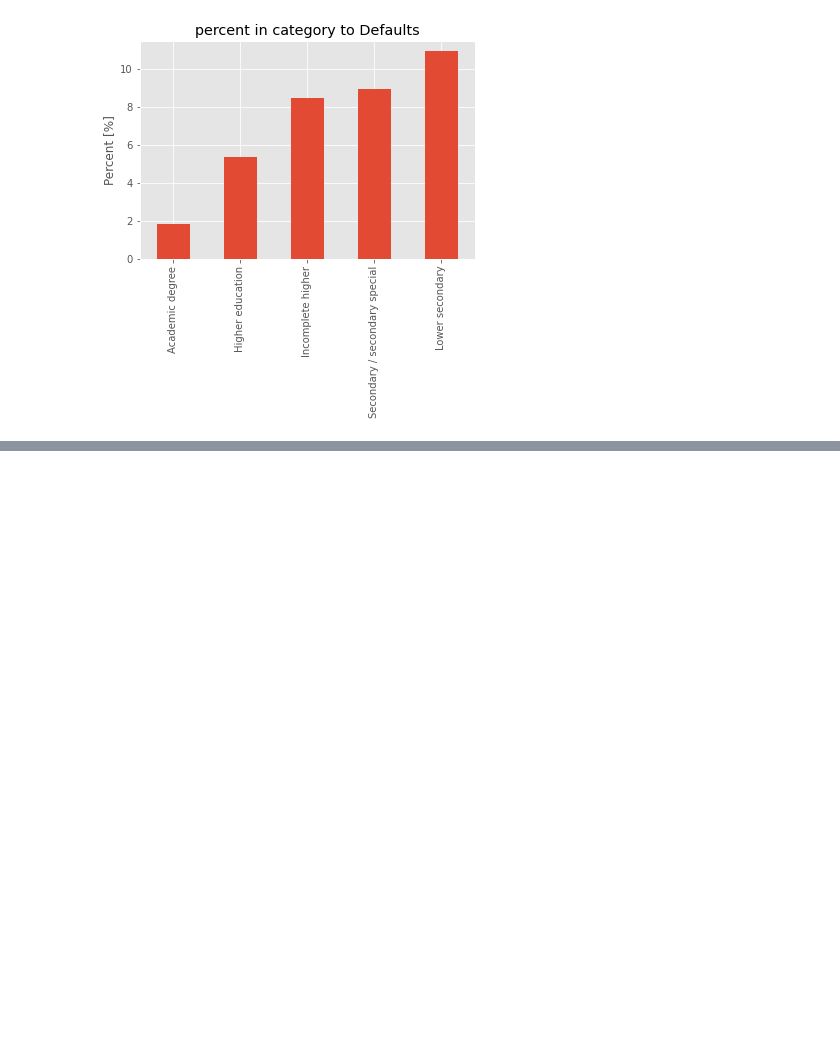
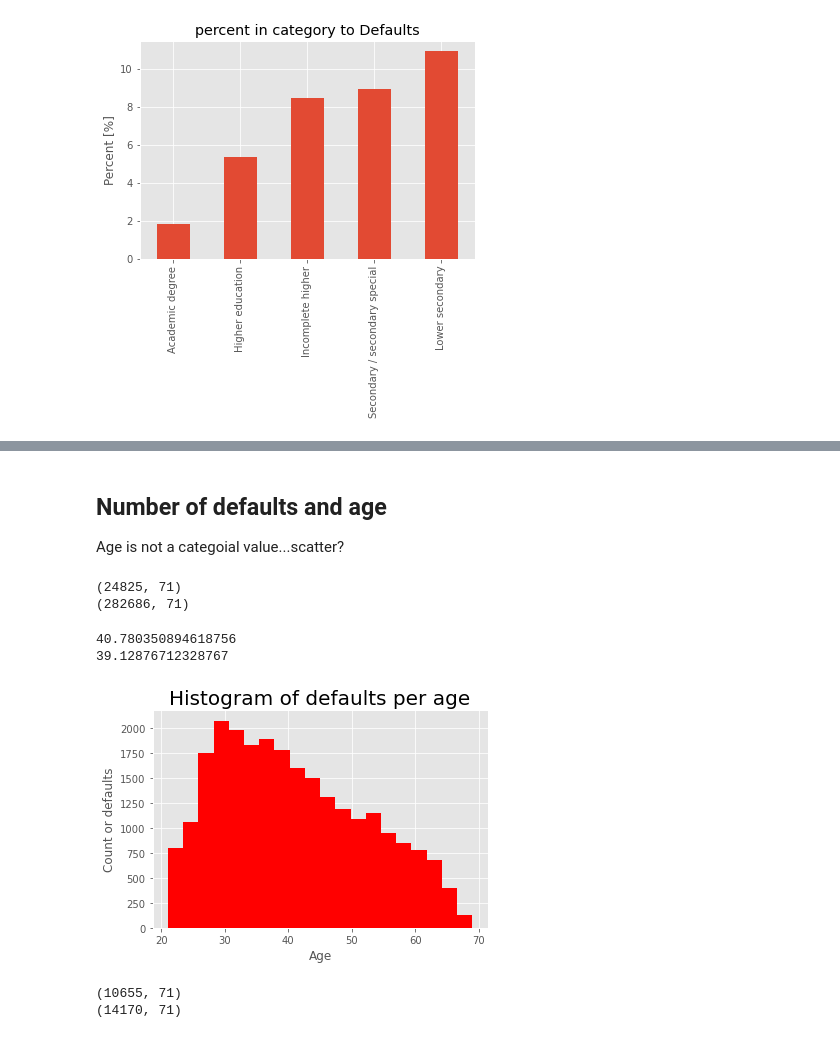
Before and after one commit to LenaChretien/Credit-Card-Fraud, a Jupyter notebook: Credit_card_fraud.ipynb, the cells around one changed output, grey strips where cells are left out. Drawn from its saved outputs; the diff is of its cells as text; code cells hidden in the pictures; blank space fills up the shorter version.

```diff
--- a/Credit_card_fraud.ipynb
+++ b/Credit_card_fraud.ipynb
@@ -624,0 +717,44 @@ Text(0, 0.5, 'Percent [%]')
+# %% [markdown]
+## Number of defaults and age
+Age is not a categoial value...scatter?
+# %%
+target1 = app_filter[app_filter['TARGET'] == 1]
+print(target1.shape)
+target0 = app_filter[app_filter['TARGET'] == 0]
+print(target0.shape)
+# %% [output]
+(24825, 71)
+(282686, 71)
+# %%
+fig, ax = plt.subplots()
+
+plt.hist(target1['age'], bins = 20, label = 'Defaulted', color = 'red')
+
+#plt.axvline(target1['age'].mean(), color='k',\
+#            linestyle='dashed', linewidth=1, \
+#            label = 'Mean: {:.2f}'.format(age_mean))
+
+#plt.axvline(target1['age'].median(), color='b',\
+#            linestyle='dashed', linewidth=1, \
+#            label = 'Median: {:.2f}'.format(age_median))
+
+#leg = ax.legend();
+plt.xlabel('Age')
+plt.ylabel('Count or defaults')
+plt.title('Histogram of defaults per age', fontsize = 20)
+
+print(target1['age'].mean())
+print(target1['age'].median())
+# %% [output]
+40.780350894618756
+39.12876712328767
+[figure, added]
+# %%
+target1_men = men[men['TARGET'] == 1]
+print(target1_men.shape)
+
+target1_women = women[women['TARGET'] == 1]
+print(target1_women.shape)
+# %% [output]
+(10655, 71)
+(14170, 71)
```
Also changed, not shown: parts of 19 cells of this notebook, 1 other file.
